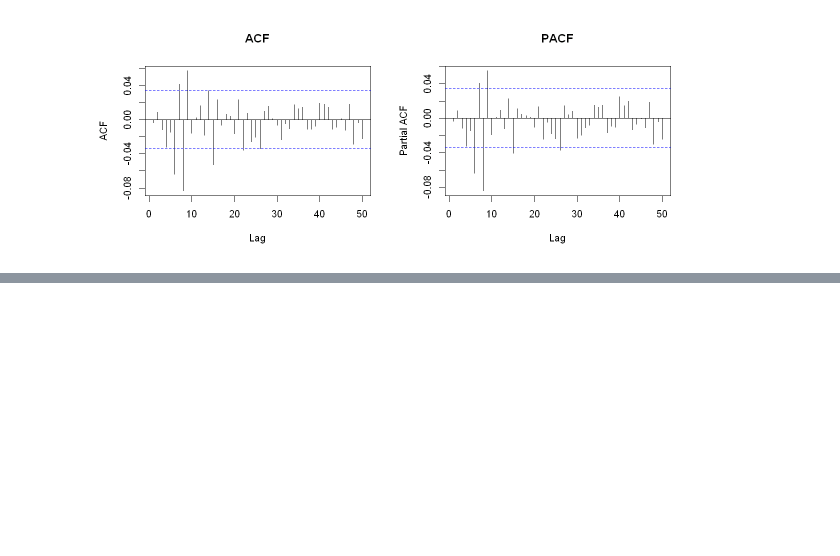
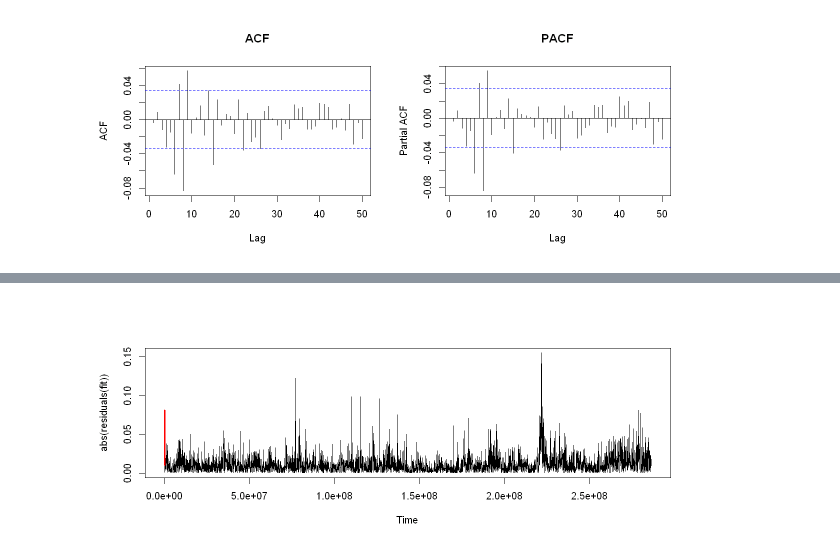
Before and after one commit to 52804407/Applied_Econometrics_MSFT, a Jupyter notebook: main.ipynb, the cells around one changed output, grey strips where cells are left out. Saved outputs shown, nothing was run; the diff lists cells and outputs as text; code cells hidden in the pictures; blank space fills up the shorter version.

Commit message:
model_specification

```diff
--- a/main.ipynb
+++ b/main.ipynb
@@ -177,0 +239,12 @@ Pacf(fit_auto$residuals, lag.max = 50, main = "PACF")
+# %%
+# specify the model that we want to estimate
+model_specification <- ugarchspec(mean.model = list(armaOrder = c(0, 1), include.mean = TRUE),
+                      variance.model = list(garchOrder = c(1, 1)))
+
+# estimate the model
+fit <- ugarchfit(spec = model_specification, data = data$log_ret)
+#infocriteria(fit)
+
+
+coef(fit)
+fit
@@ -177,0 +271,7 @@ Pacf(fit_auto$residuals, lag.max = 50, main = "PACF")
+# %%
+#plot.ts(abs(log_ret))
+plot.ts(abs(residuals(fit))) # residuals (after fitting arma model) or log_ret in absolute values
+lines(as.numeric(sigma(fit)),col = "red", lwd = 3)
+# plot of the residuals/log returns in absolute value and of estimated conditional standard deviation (volatility)
+# %% [output]
+[figure, added]
```
Also changed, not shown: parts of 6 cells of this notebook.
